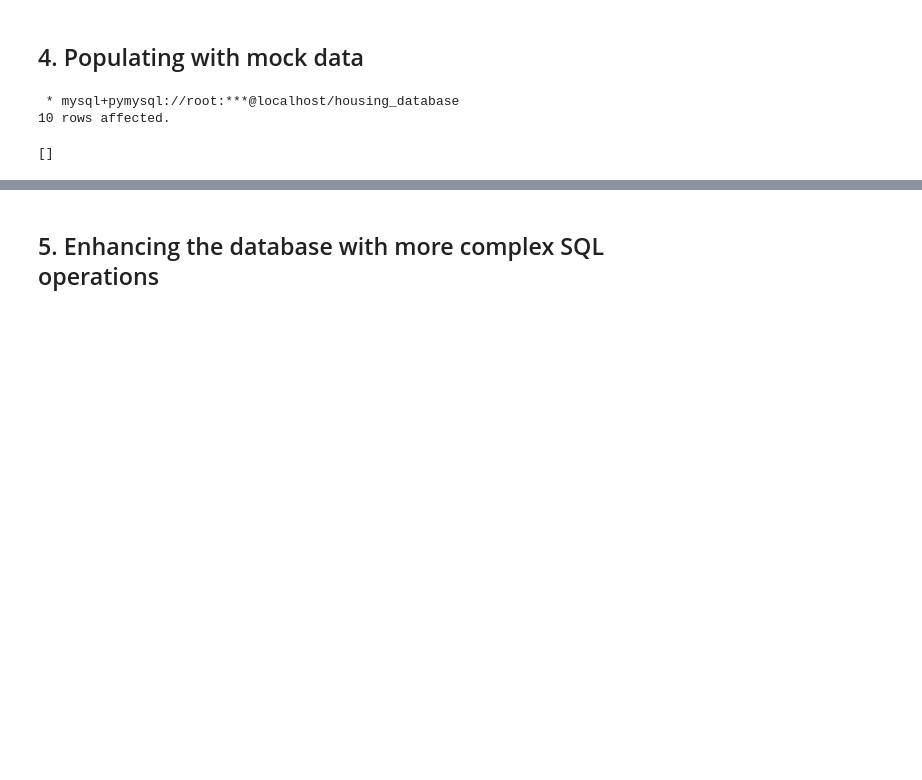
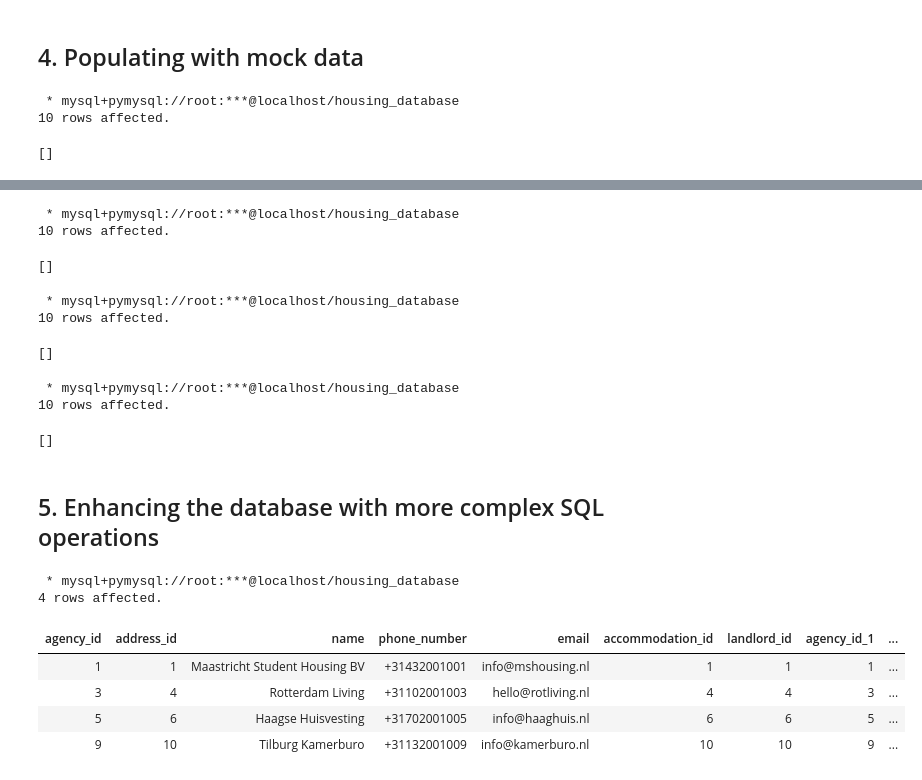
Before and after one commit to natinajar8000/housing-database-project, a Jupyter notebook: housing_database.ipynb, the cells around one changed output, grey strips where cells are left out. Drawn from its saved outputs; the diff is of its cells as text; code cells hidden in the pictures; blank space fills up the shorter version.

```diff
--- a/housing_database.ipynb
+++ b/housing_database.ipynb
@@ -267,2 +459,71 @@ INSERT INTO City (city_code, euro_sqm, min_rent, max_rent) VALUES
+# %%
+%%sql
+
+INSERT INTO Student
+  (student_id, nationality, phone_number, email, max_rent, search_city_code) VALUES
+(1,  'Dutch',     '+31611100001', 'lars.dijk@student.nl',     600.00,  'MAASTRICHT'),
+(2,  'German',    '+31611100002', 'kolja.meyer@student.nl',   750.00,  'MAASTRICHT'),
+(3,  'Italian',   '+31611100003', 'giulia.conti@student.nl',  900.00,  'AMSTERDAM'),
+(4,  'Spanish',   '+31611100004', 'pablo.ruiz@student.nl',    850.00,  'ROTTERDAM'),
+(5,  'Bulgarian', '+31611100005', 'maria.petrova@student.nl', 500.00,  'UTRECHT'),
+(6,  'Dutch',     '+31611100006', 'sanne.jong@student.nl',    650.00,  'DEN HAAG'),
+(7,  'Indian',    '+31611100007', 'arjun.nair@student.nl',    1000.00, 'EINDHOVEN'),
+(8,  'Chinese',   '+31611100008', 'wei.zhang@student.nl',     700.00,  'GRONINGEN'),
+(9,  NULL,        '+31611100009', 'anon.student@student.nl',  450.00,  'NIJMEGEN'),
+(10, 'Belgian',   '+31611100010', 'elise.claes@student.nl',   550.00,  NULL);
+# %% [output]
+ * mysql+pymysql://root:***@localhost/housing_database
+10 rows affected.
+[]
+# %%
+%%sql
+INSERT INTO StudentPreference (student_id, accommodation_type) VALUES
+(1, 'studio'),
+(1, 'room'),
+(2, 'apartment'),
+(3, 'studio'),
+(4, 'room'),
+(5, 'room'),
+(6, 'apartment'),
+(7, 'studio'),
+(8, 'room'),
+(9, 'anti-kraak');
+# %% [output]
+ * mysql+pymysql://root:***@localhost/housing_database
+10 rows affected.
+[]
+# %%
+%%sql
+INSERT INTO Contract
+  (contract_id, student_id, accommodation_id, start_date, end_date,
+   min_duration, max_duration, cancellation_time, deposit) VALUES
+(1,  1,  1,  '2025-09-01', '2026-08-31', 6,  12, '2026-07-31', 1040),
+(2,  2,  2,  '2025-09-01', '2026-06-30', 6,  12, '2026-05-31', 930),
+(3,  3,  3,  '2025-08-15', '2026-08-14', 12, 24, '2026-06-14', 2500),
+(4,  4,  4,  '2025-10-01', '2026-03-31', 3,  6,  '2026-02-28', 780),
+(5,  5,  5,  '2026-01-15', '2026-12-31', 6,  12, '2026-11-30', 2800),
+(6,  6,  6,  '2025-09-01', '2026-08-31', 6,  12, '2026-07-31', 640),
+(7,  7,  7,  '2025-11-01', '2026-10-31', 12, 12, '2026-09-30', 1900),
+(8,  8,  8,  '2025-09-01', '2026-02-28', 3,  6,  '2026-01-31', 410),
+(9,  9,  9,  '2025-09-01', '2026-08-31', 6,  18, '2026-07-31', 1400),
+(10, 10, 10, '2026-02-01', '2026-07-31', 6,  6,  '2026-06-30', 760);
+# %% [output]
+ * mysql+pymysql://root:***@localhost/housing_database
+10 rows affected.
+[]
 # %% [markdown]
 ## 5. Enhancing the database with more complex SQL operations
+# %%
+%%sql
+SELECT * FROM Agency
+JOIN Accommodation ON Agency.agency_id = Accommodation.agency_id
+WHERE Accommodation.rent_price < 1000
+AND Accommodation.subsidy_possible = 'yes';
+# %% [output]
+ * mysql+pymysql://root:***@localhost/housing_database
+4 rows affected.
+| agency_id | address_id | name | phone_number | email | accommodation_id | landlord_id | agency_id_1 | ... |
+| 1 | 1 | Maastricht Student Housing BV | +31432001001 | info@mshousing.nl | 1 | 1 | 1 | ... |
+| 3 | 4 | Rotterdam Living | +31102001003 | hello@rotliving.nl | 4 | 4 | 3 | ... |
+| 5 | 6 | Haagse Huisvesting | +31702001005 | info@haaghuis.nl | 6 | 6 | 5 | ... |
+| 9 | 10 | Tilburg Kamerburo | +31132001009 | info@kamerburo.nl | 10 | 10 | 9 | ... |
```
Also changed, not shown: parts of 10 cells of this notebook.
